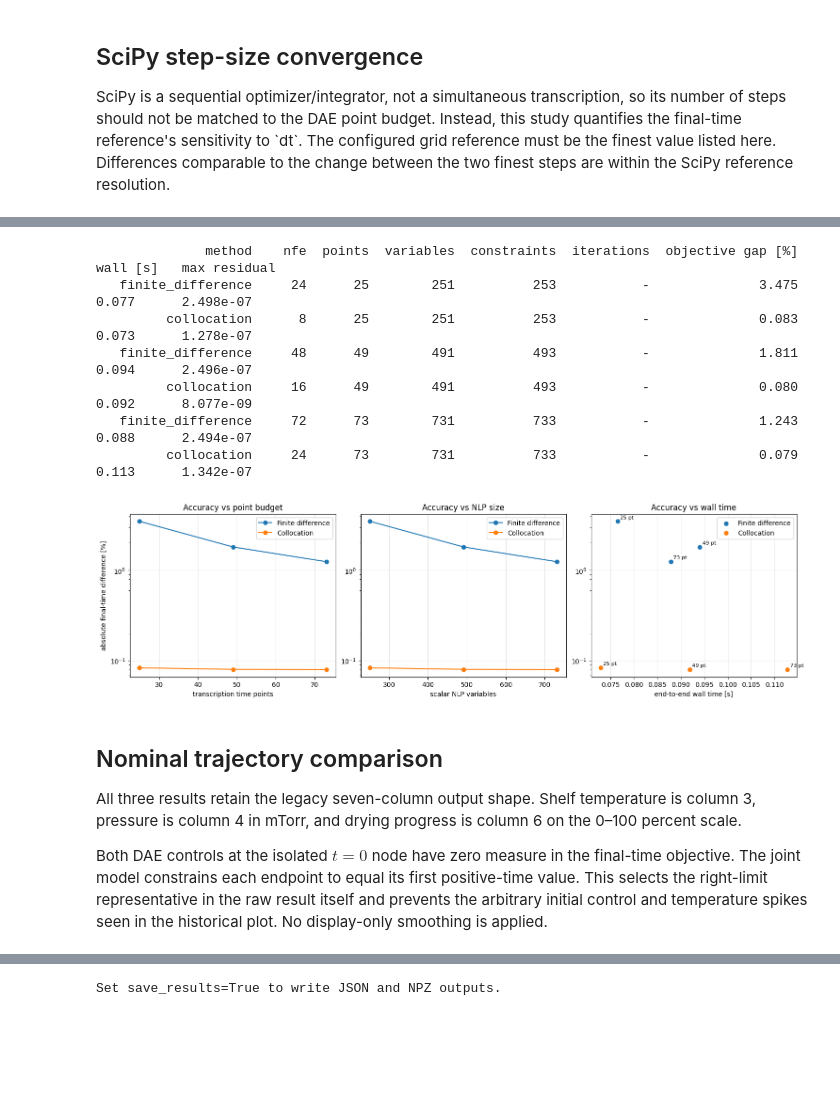
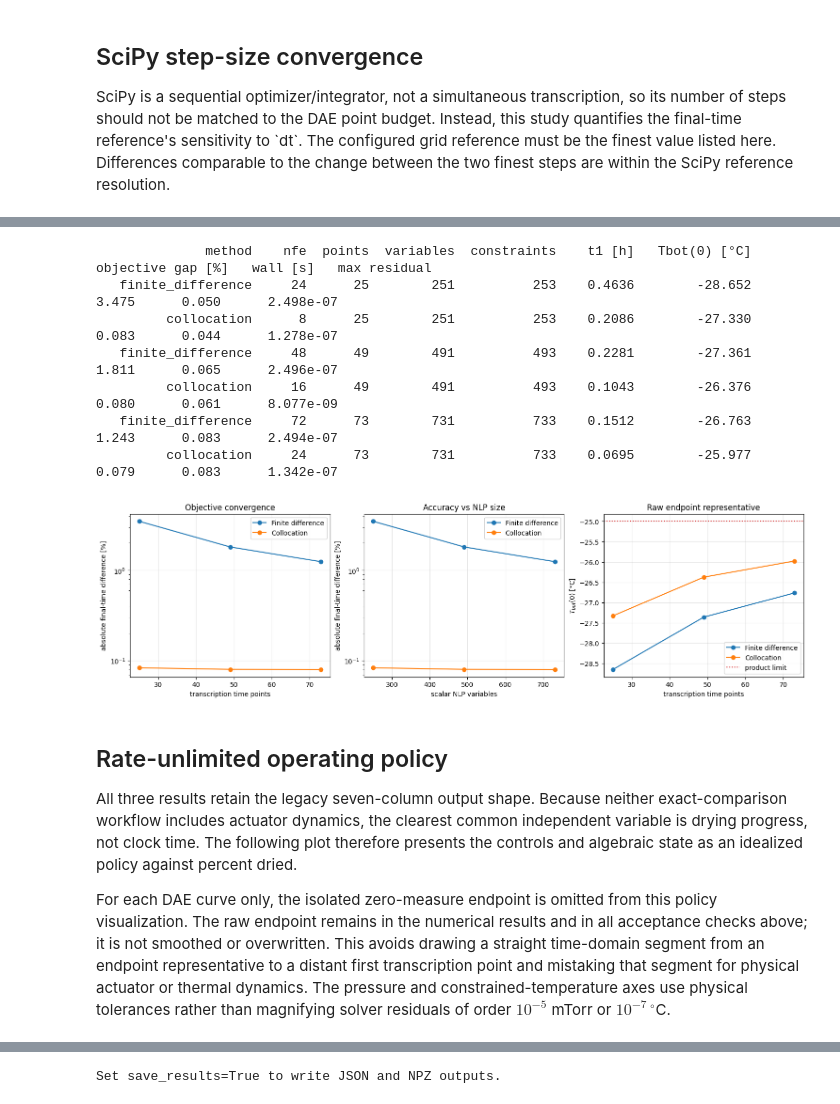
Before and after one commit to SECQUOIA/LyoPRONTO, a Jupyter notebook: docs/examples/current_main_joint_optimizer_comparison.ipynb, the cells around one changed output, grey strips where cells are left out. Cells and saved outputs as stored; diff of their text form; code cells hidden in the pictures; blank space fills up the shorter version.

```diff
--- a/docs/examples/current_main_joint_optimizer_comparison.ipynb
+++ b/docs/examples/current_main_joint_optimizer_comparison.ipynb
@@ -37,7 +42,14 @@ ncp = 3
 final_dried_fraction = 1.0
 timing_repeats = 3
 sensitivity_point_budgets = [25, 49, 73]
+pressure_lower_bound_values_torr = [0.05, 0.075, 0.10, 0.15, 0.20]
+implementability_point_budget = 97
+initial_pressure_torr = 0.15
+initial_shelf_temperature_c = -35.0
+pressure_ramp_rate_torr_hr = 0.6
+shelf_temperature_ramp_rate_c_hr = 60.0
 constraint_tolerance = 1.0e-4
+scipy_temperature_tolerance_c = 0.5
 save_results = False
 results_dir = "benchmarks/results/current_main_joint_comparison"
 # %%
@@ -465,19 +515,16 @@ sensitivity_rows = run_discretization_sensitivity(
 
 print(
     f"{'method':>20} {'nfe':>6} {'points':>7} "
-    f"{'variables':>10} {'constraints':>12} {'iterations':>11} "
-    f"{'objective gap [%]':>18} {'wall [s]':>10} "
-    f"{'max residual':>14}"
+    f"{'variables':>10} {'constraints':>12} {'t1 [h]':>9} "
+    f"{'Tbot(0) [°C]':>14} {'objective gap [%]':>18} "
+    f"{'wall [s]':>10} {'max residual':>14}"
 )
 for row in sensitivity_rows:
-    iteration_text = (
-        "-" if row["solver_iterations"] is None
-        else str(row["solver_iterations"])
-    )
     print(
         f"{row['method']:>20} {row['nfe']:6d} "
         f"{row['n_time_points']:7d} {row['n_variables']:10d} "
-        f"{row['n_constraints']:12d} {iteration_text:>11} "
+        f"{row['n_constraints']:12d} {row['first_positive_time_hr']:9.4f} "
+        f"{row['initial_product_temperature_c']:14.3f} "
         f"{row['objective_gap_percent']:18.3f} "
         f"{row['wall_time_s']:10.3f} "
         f"{row['max_constraint_violation']:14.3e}"
@@ -497,62 +544,59 @@ for method, label in [
     ]
     axes[0].plot(
         [row["n_time_points"] for row in rows],
         error,
         marker="o",
         label=label,
     )
     axes[1].plot(
         [row["n_variables"] for row in rows],
         error,
         marker="o",
         label=label,
     )
-    axes[2].scatter(
-        [row["wall_time_s"] for row in rows],
-        error,
+    axes[2].plot(
+        [row["n_time_points"] for row in rows],
+        [row["initial_product_temperature_c"] for row in rows],
+        marker="o",
         label=label,
     )
-    for row, value in zip(rows, error):
-        axes[2].annotate(
-            f"{row['n_time_points']} pt",
-            (row["wall_time_s"], value),
-            xytext=(4, 4),
-            textcoords="offset points",
-            fontsize=8,
-        )
 axes[0].set(
     xlabel="transcription time points",
     ylabel="absolute final-time difference [%]",
-    title="Accuracy vs point budget",
+    title="Objective convergence",
 )
 axes[1].set(
     xlabel="scalar NLP variables",
+    ylabel="absolute final-time difference [%]",
     title="Accuracy vs NLP size",
 )
+axes[2].axhline(-25.0, color="tab:red", linestyle=":", label="product limit")
 axes[2].set(
-    xlabel="end-to-end wall time [s]",
-    title="Accuracy vs wall time",
+    xlabel="transcription time points",
+    ylabel="$T_{bot}(0)$ [°C]",
+    title="Raw endpoint representative",
 )
+for ax in axes[:2]:
+    ax.set_yscale("log")
 for ax in axes:
-    ax.set_yscale("log")
     ax.grid(alpha=0.3)
     ax.legend()
 plt.show()
 # %% [output]
-              method    nfe  points  variables  constraints  iterations  objective gap [%]   wall [s]   max residual
-   finite_difference     24      25        251          253           -              3.475      0.077      2.498e-07
-         collocation      8      25        251          253           -              0.083      0.073      1.278e-07
-   finite_difference     48      49        491          493           -              1.811      0.094      2.496e-07
-         collocation     16      49        491          493           -              0.080      0.092      8.077e-09
-   finite_difference     72      73        731          733           -              1.243      0.088      2.494e-07
-         collocation     24      73        731          733           -              0.079      0.113      1.342e-07
+              method    nfe  points  variables  constraints    t1 [h]   Tbot(0) [°C]  objective gap [%]   wall [s]   max residual
+   finite_difference     24      25        251          253    0.4636        -28.652              3.475      0.050      2.498e-07
+         collocation      8      25        251          253    0.2086        -27.330              0.083      0.044      1.278e-07
+   finite_difference     48      49        491          493    0.2281        -27.361              1.811      0.065      2.496e-07
+         collocation     16      49        491          493    0.1043        -26.376              0.080      0.061      8.077e-09
+   finite_difference     72      73        731          733    0.1512        -26.763              1.243      0.083      2.494e-07
+         collocation     24      73        731          733    0.0695        -25.977              0.079      0.083      1.342e-07
-[figure, old version]
+[figure, new version]
 # %% [markdown]
-## Nominal trajectory comparison
+## Rate-unlimited operating policy
 
-All three results retain the legacy seven-column output shape. Shelf temperature is column 3, pressure is column 4 in mTorr, and drying progress is column 6 on the 0–100 percent scale.
+All three results retain the legacy seven-column output shape. Because neither exact-comparison workflow includes actuator dynamics, the clearest common independent variable is drying progress, not clock time. The following plot therefore presents the controls and algebraic state as an idealized policy against percent dried.
 
-Both DAE controls at the isolated $t=0$ node have zero measure in the final-time objective. The joint model constrains each endpoint to equal its first positive-time value. This selects the right-limit representative in the raw result itself and prevents the arbitrary initial control and temperature spikes seen in the historical plot. No display-only smoothing is applied.
+For each DAE curve only, the isolated zero-measure endpoint is omitted from this policy visualization. The raw endpoint remains in the numerical results and in all acceptance checks above; it is not smoothed or overwritten. This avoids drawing a straight time-domain segment from an endpoint representative to a distant first transcription point and mistaking that segment for physical actuator or thermal dynamics. The pressure and constrained-temperature axes use physical tolerances rather than magnifying solver residuals of order $10^{-5}$ mTorr or $10^{-7}\,^{\circ}$C.
 # %%
 scipy_table = nominal.scipy_trajectory
 finite_difference_table = nominal.finite_difference_trajectory
```
Also changed, not shown: parts of 21 cells of this notebook.
